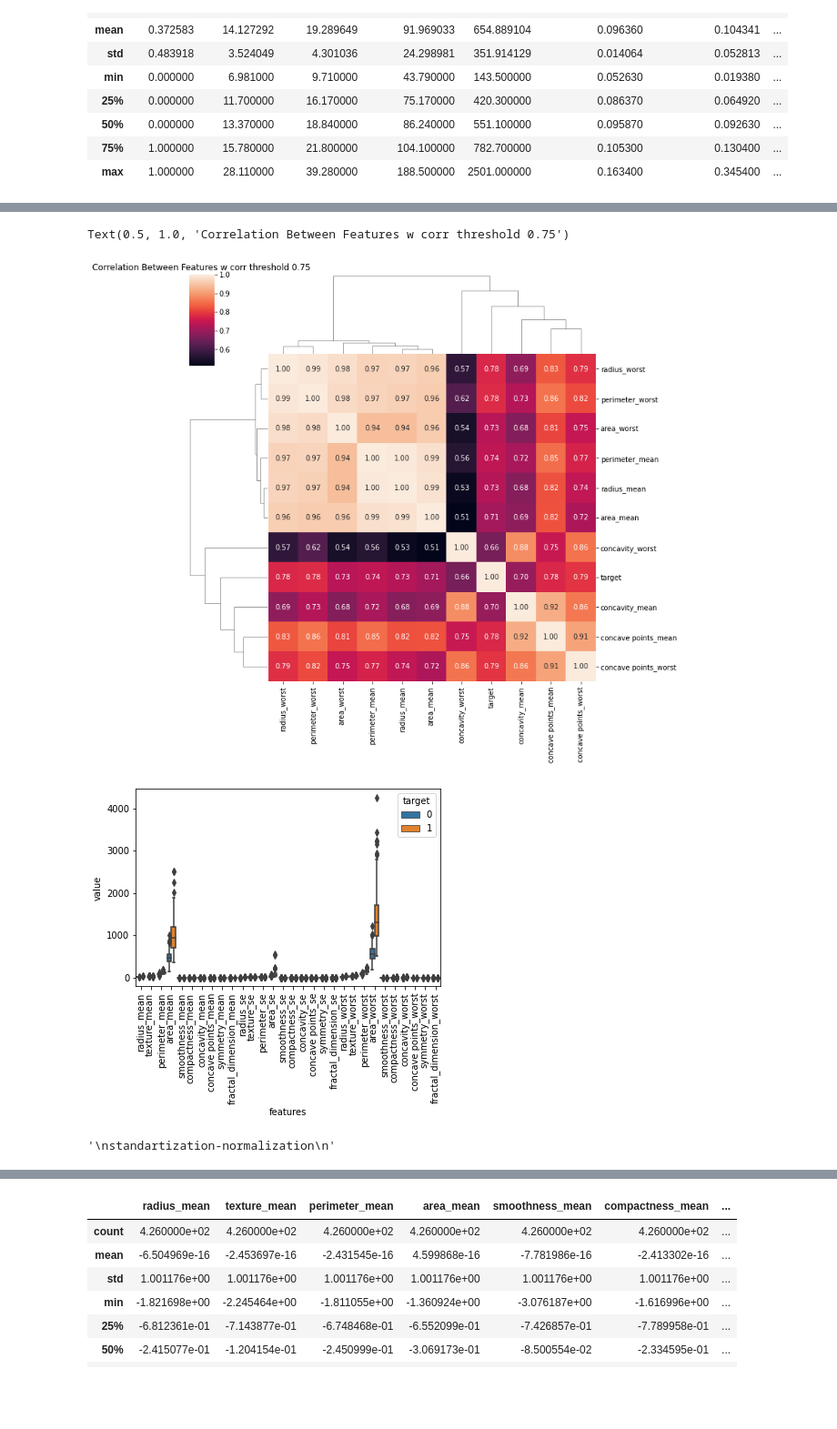
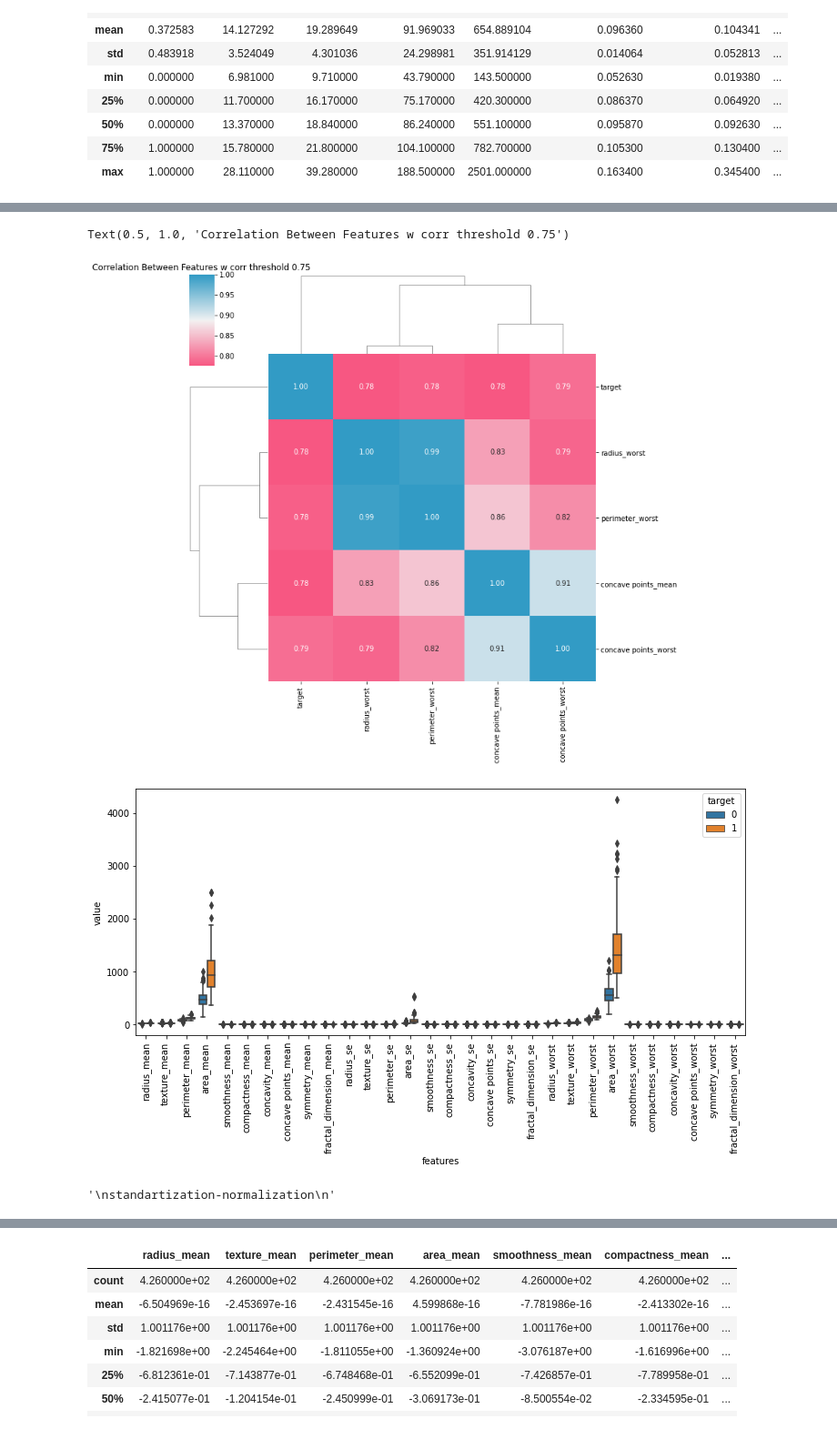
Before and after one commit to arslansevval/BreastCancerClassificationwithKNN, a Jupyter notebook: Breast_Cancer_Classification.ipynb, the cells around one changed output, grey strips where cells are left out. Shown: that part at 91% size. Saved outputs shown, nothing was run; the diff lists cells and outputs as text; code cells hidden in the pictures; blank space fills up the shorter version.

```diff
--- a/Breast_Cancer_Classification.ipynb
+++ b/Breast_Cancer_Classification.ipynb
@@ -126,25 +118,26 @@ sns.heatmap(corr_matrix,
 # %%
 #there some correlated features
-threshold = 0.60
+threshold = 0.75
 filtre = np.abs(corr_matrix["target"]) > threshold
 corr_features = corr_matrix.columns[filtre].tolist()
-sns.clustermap(data[corr_features].corr(), annot = True, fmt = ".2f")
+cmap = sns.diverging_palette(0, 230, 90, 60, as_cmap=True)
+sns.clustermap(data[corr_features].corr(),cmap=cmap, annot = True, fmt = ".2f")
 plt.title("Correlation Between Features w corr threshold 0.75")
 # %% [output]
 Text(0.5, 1.0, 'Correlation Between Features w corr threshold 0.75')
-[figure, old version]
+[figure, new version]
 # %%
 #box plot
 data_melted = pd.melt(data, id_vars = "target",
                       var_name = "features",
                       value_name = "value")
-plt.figure()
+plt.figure(figsize=(12,5))
 sns.boxplot(x = "features", y= "value", hue = "target", data = data_melted)
 plt.xticks(rotation = 90)
 plt.show()
 """
 standartization-normalization
 """
 # %% [output]
-[figure, old version]
+[figure, new version]
 '\nstandartization-normalization\n'
```
Also changed, not shown: parts of 22 cells of this notebook.
